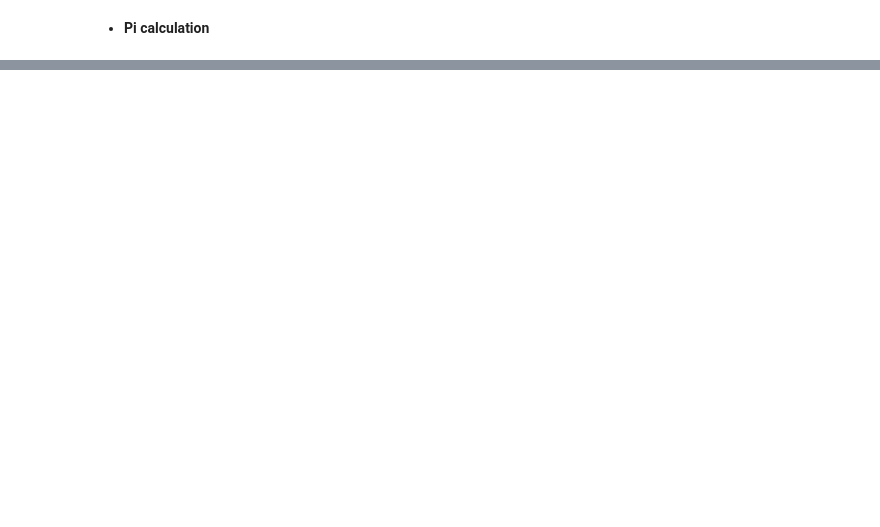
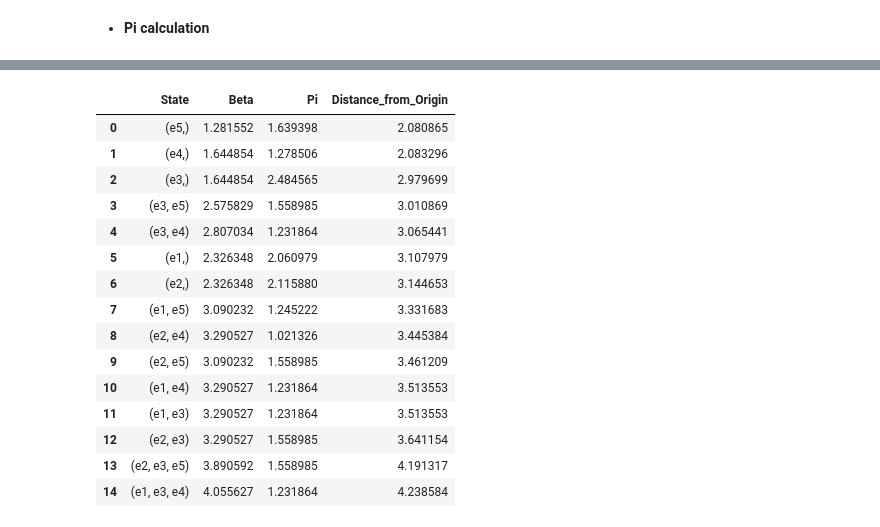
Before and after one commit to mjkang920/network_reliability, a Jupyter notebook: 2024-12-17-brc_betapi.ipynb, the cells around one changed output, grey strips where cells are left out. Cells and saved outputs as stored; diff of their text form; code cells hidden in the pictures; blank space fills up the shorter version.

```diff
--- a/2024-12-17-brc_betapi.ipynb
+++ b/2024-12-17-brc_betapi.ipynb
@@ -429,0 +453,46 @@ display(Image(filename=png_file))
+# %%
+import numpy as np
+import pandas as pd
+
+# 데이터 준비 (기존에 정의된 beta_values, pi_values, state_labels 활용)
+beta_values = df_beta_results['Beta'].values
+pi_values = df_pi_results['π_ij'].values
+state_labels = df_pi_results['State'].values
+
+# π >= 0인 데이터만 필터링
+indices = np.where(pi_values >= 0)[0]
+
+# 원점(0,0)과의 거리 계산
+distances = np.sqrt(beta_values[indices]**2 + pi_values[indices]**2)
+
+# 결과 데이터프레임 생성
+results_df = pd.DataFrame({
+    'State': state_labels[indices],
+    'Beta': beta_values[indices],
+    'Pi': pi_values[indices],
+    'Distance_from_Origin': distances
+})
+
+# 거리가 가까운 순으로 정렬
+sorted_results_df = results_df.sort_values(by='Distance_from_Origin')
+
+# 결과 확인
+sorted_results_df.reset_index(drop=True, inplace=True)
+sorted_results_df
+# %% [output]
+|  | State | Beta | Pi | Distance_from_Origin |
+| 0 | (e5,) | 1.281552 | 1.639398 | 2.080865 |
+| 1 | (e4,) | 1.644854 | 1.278506 | 2.083296 |
+| 2 | (e3,) | 1.644854 | 2.484565 | 2.979699 |
+| 3 | (e3, e5) | 2.575829 | 1.558985 | 3.010869 |
+| 4 | (e3, e4) | 2.807034 | 1.231864 | 3.065441 |
+| 5 | (e1,) | 2.326348 | 2.060979 | 3.107979 |
+| 6 | (e2,) | 2.326348 | 2.115880 | 3.144653 |
+| 7 | (e1, e5) | 3.090232 | 1.245222 | 3.331683 |
+| 8 | (e2, e4) | 3.290527 | 1.021326 | 3.445384 |
+| 9 | (e2, e5) | 3.090232 | 1.558985 | 3.461209 |
+| 10 | (e1, e4) | 3.290527 | 1.231864 | 3.513553 |
+| 11 | (e1, e3) | 3.290527 | 1.231864 | 3.513553 |
+| 12 | (e2, e3) | 3.290527 | 1.558985 | 3.641154 |
+| 13 | (e2, e3, e5) | 3.890592 | 1.558985 | 4.191317 |
+| 14 | (e1, e3, e4) | 4.055627 | 1.231864 | 4.238584 |
```
Also changed, not shown: parts of 5 cells of this notebook, 8 other files.
